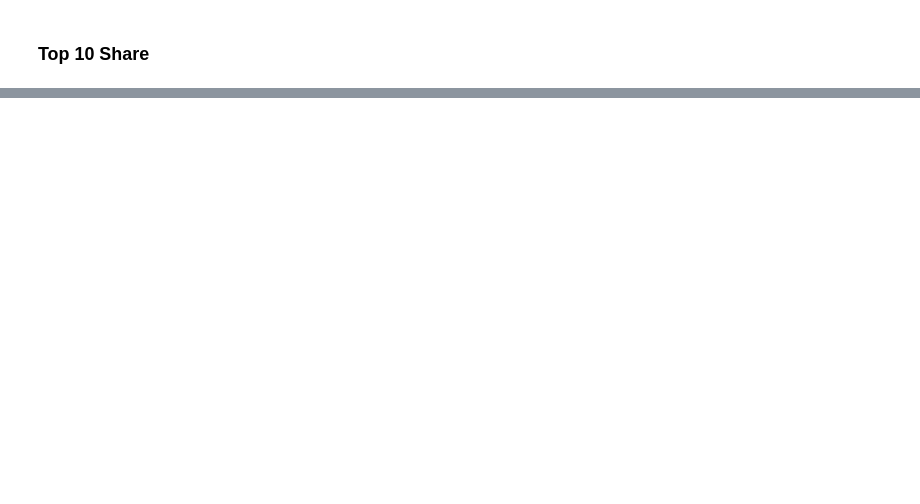
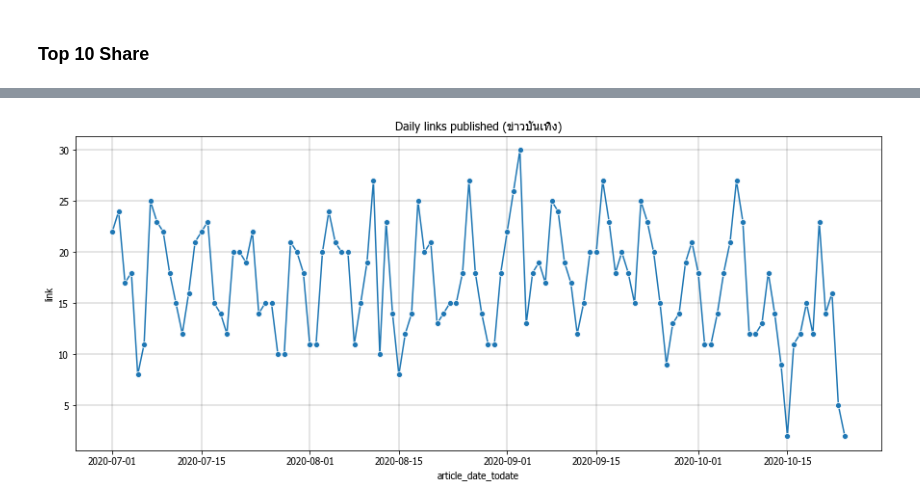
Before and after one commit to pacharapol4066/DL_News_Crawler, a Jupyter notebook: descriptive_EDA.ipynb, the cells around one changed output, grey strips where cells are left out. Saved outputs shown, nothing was run; the diff lists cells and outputs as text; code cells hidden in the pictures; blank space fills up the shorter version.

```diff
--- a/descriptive_EDA.ipynb
+++ b/descriptive_EDA.ipynb
@@ -230,0 +295,12 @@ df_plotViz.sort_values(by='totalShare',ascending=False).head(10)
+# %%
+df_plotLine = df_kp.copy()
+df_plotLine['article_date_todate'] = df_plotLine['article_date'].dt.date
+df_plotLine = df_plotLine.groupby(['article_date_todate']).count()[['link']]
+df_plotLine.reset_index(inplace=True)
+fig, ax = plt.subplots(figsize=(15, 6))
+ax.grid(color='k', linestyle='-', linewidth=0.2)
+sns.lineplot(data=df_plotLine, x="article_date_todate", y="link", marker="o")
+ax.set_title('Daily links published (ข่าวบันเทิง)')
+plt.show()
+# %% [output]
+[figure, added]
```
Also changed, not shown: parts of 39 cells of this notebook, 6 other files.
